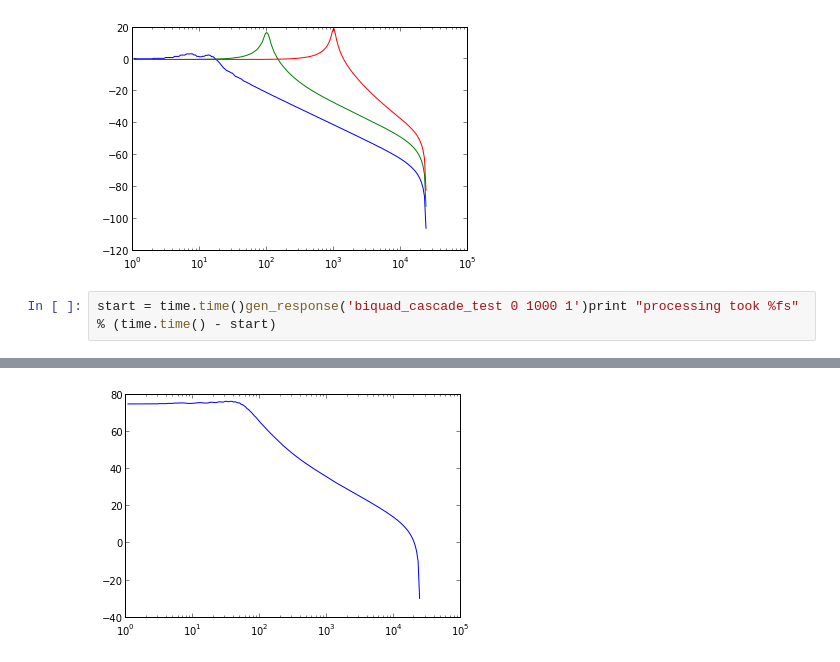
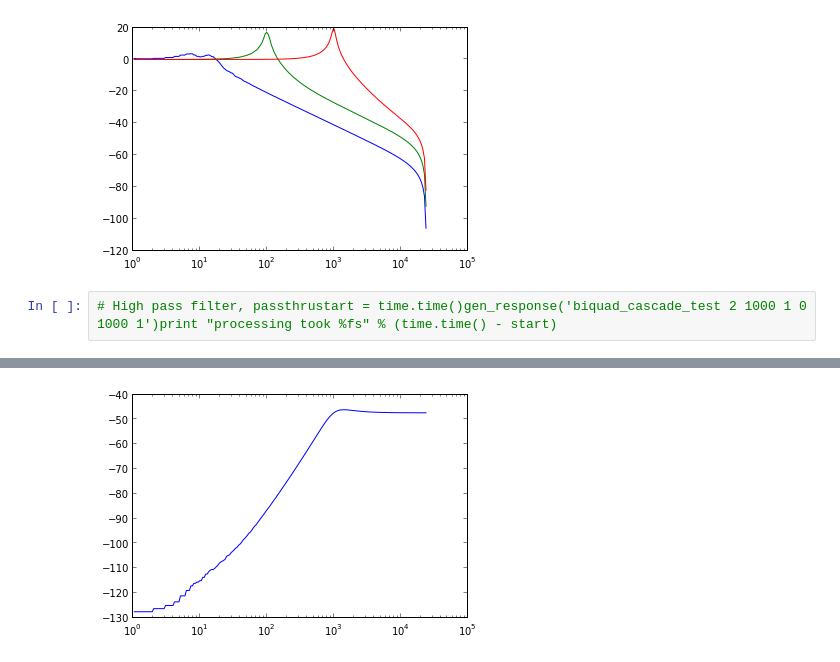
Before and after one commit to moof2k/ladspa-fx, a Jupyter notebook: filter_response.ipynb, the cells around one changed output, grey strips where cells are left out. Cells and saved outputs as stored; diff of their text form.

Commit message:
Updated test notebook

```diff
--- a/filter_response.ipynb
+++ b/filter_response.ipynb
@@ -16,5 +16,5 @@ start = time.time()gen_response('biquad_test 10 10')gen_response('biquad_test 10
 processing took 14.221783s
 [figure]
 # %%
-start = time.time()gen_response('biquad_cascade_test 0 1000 1')print "processing took %fs" % (time.time() - start)
+# High pass filter, passthrustart = time.time()gen_response('biquad_cascade_test 2 1000 1 0 1000 1')print "processing took %fs" % (time.time() - start)
 # %% [output]
@@ -22,2 +22,2 @@ processing took 5.300435s
-[figure, old version]
+[figure, new version]
 # %%
```
Also changed, not shown: parts of 3 cells of this notebook.
